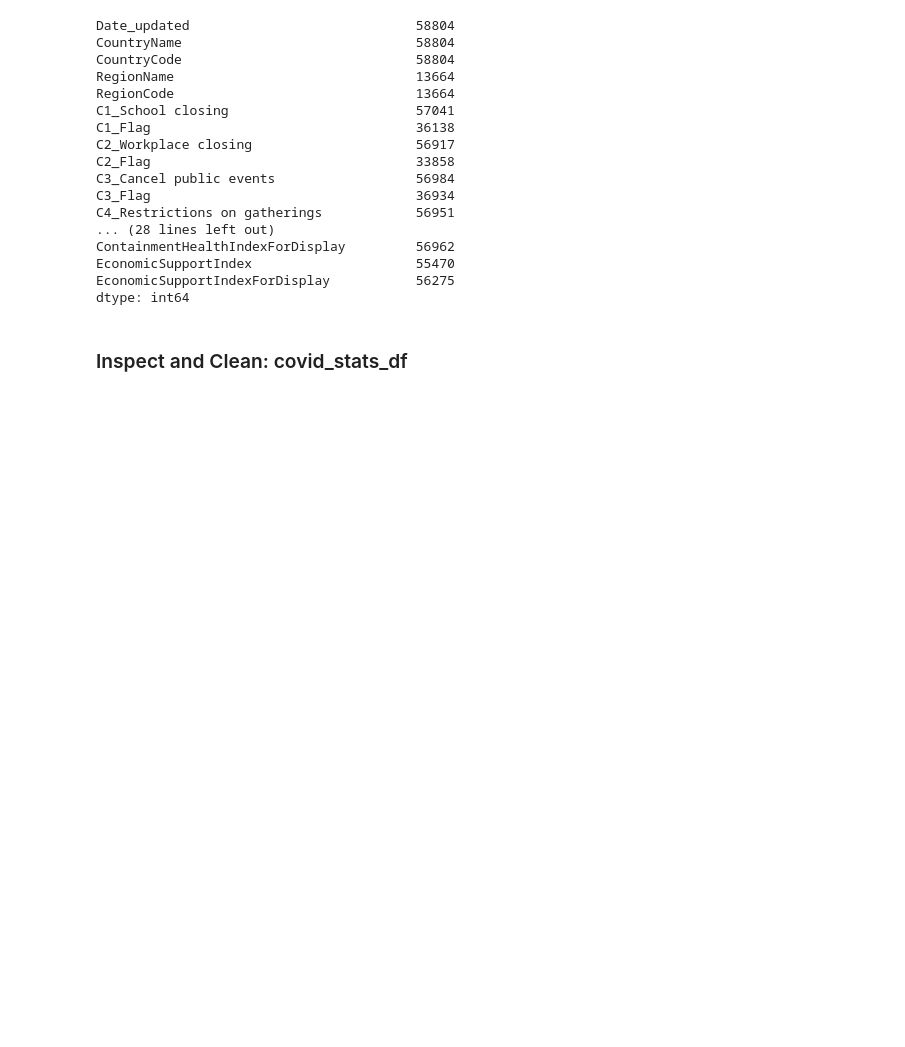
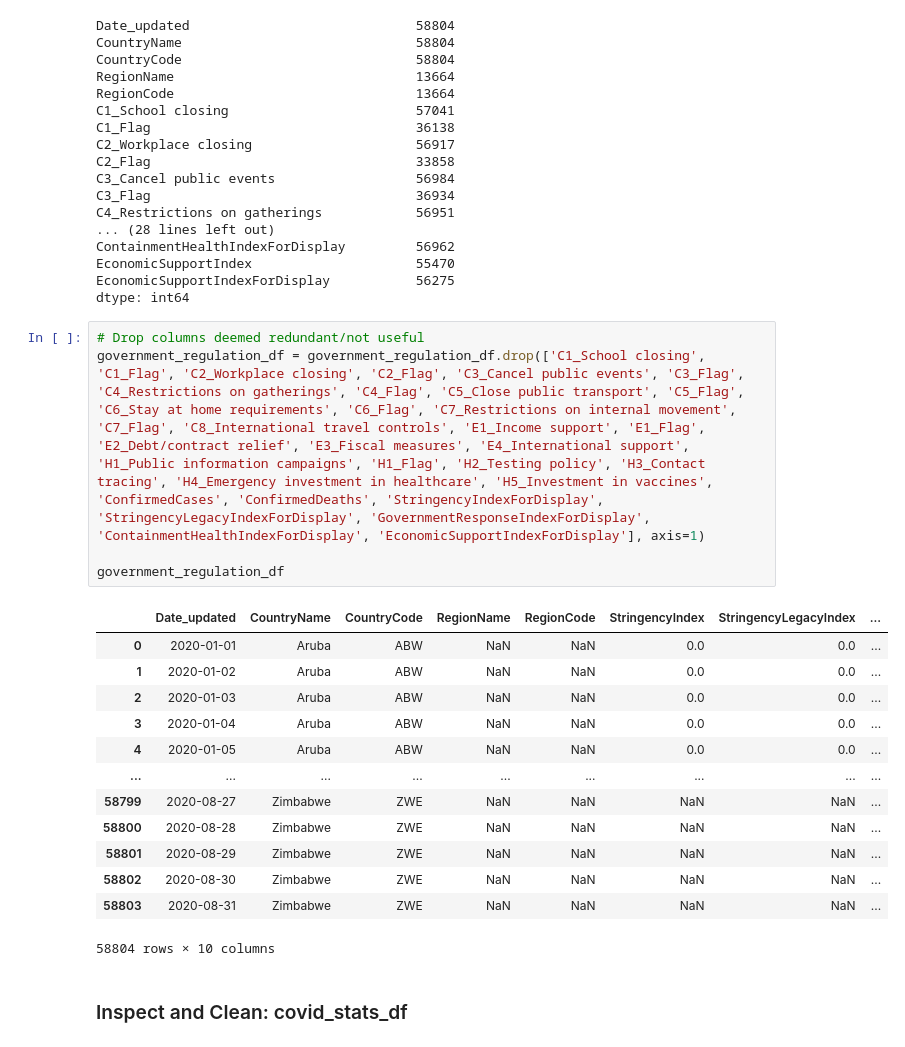
Before and after one commit to pmmfs/capstone-project, a Jupyter notebook: government_regulation_impact_initial_analysis.ipynb, the cells around one changed output. Drawn from its saved outputs; the diff is of its cells as text; blank space fills up the shorter version.

```diff
--- a/government_regulation_impact_initial_analysis.ipynb
+++ b/government_regulation_impact_initial_analysis.ipynb
@@ -123,6 +123,25 @@ ContainmentHealthIndexForDisplay         56962
 EconomicSupportIndex                     55470
 EconomicSupportIndexForDisplay           56275
 dtype: int64
+# %%
+# Drop columns deemed redundant/not useful
+government_regulation_df = government_regulation_df.drop(['C1_School closing', 'C1_Flag', 'C2_Workplace closing', 'C2_Flag', 'C3_Cancel public events', 'C3_Flag', 'C4_Restrictions on gatherings', 'C4_Flag', 'C5_Close public transport', 'C5_Flag', 'C6_Stay at home requirements', 'C6_Flag', 'C7_Restrictions on internal movement', 'C7_Flag', 'C8_International travel controls', 'E1_Income support', 'E1_Flag', 'E2_Debt/contract relief', 'E3_Fiscal measures', 'E4_International support', 'H1_Public information campaigns', 'H1_Flag', 'H2_Testing policy', 'H3_Contact tracing', 'H4_Emergency investment in healthcare', 'H5_Investment in vaccines', 'ConfirmedCases', 'ConfirmedDeaths', 'StringencyIndexForDisplay', 'StringencyLegacyIndexForDisplay', 'GovernmentResponseIndexForDisplay', 'ContainmentHealthIndexForDisplay', 'EconomicSupportIndexForDisplay'], axis=1)
+
+government_regulation_df
+# %% [output]
+|  | Date_updated | CountryName | CountryCode | RegionName | RegionCode | StringencyIndex | StringencyLegacyIndex | ... |
+| 0 | 2020-01-01 | Aruba | ABW | NaN | NaN | 0.0 | 0.0 | ... |
+| 1 | 2020-01-02 | Aruba | ABW | NaN | NaN | 0.0 | 0.0 | ... |
+| 2 | 2020-01-03 | Aruba | ABW | NaN | NaN | 0.0 | 0.0 | ... |
+| 3 | 2020-01-04 | Aruba | ABW | NaN | NaN | 0.0 | 0.0 | ... |
+| 4 | 2020-01-05 | Aruba | ABW | NaN | NaN | 0.0 | 0.0 | ... |
+| ... | ... | ... | ... | ... | ... | ... | ... | ... |
+| 58799 | 2020-08-27 | Zimbabwe | ZWE | NaN | NaN | NaN | NaN | ... |
+| 58800 | 2020-08-28 | Zimbabwe | ZWE | NaN | NaN | NaN | NaN | ... |
+| 58801 | 2020-08-29 | Zimbabwe | ZWE | NaN | NaN | NaN | NaN | ... |
+| 58802 | 2020-08-30 | Zimbabwe | ZWE | NaN | NaN | NaN | NaN | ... |
+| 58803 | 2020-08-31 | Zimbabwe | ZWE | NaN | NaN | NaN | NaN | ... |
+58804 rows × 10 columns
 # %% [markdown]
 ### Inspect and Clean: covid_stats_df
 # %%
```
Also changed, not shown: parts of 2 cells of this notebook, 1 other file.
